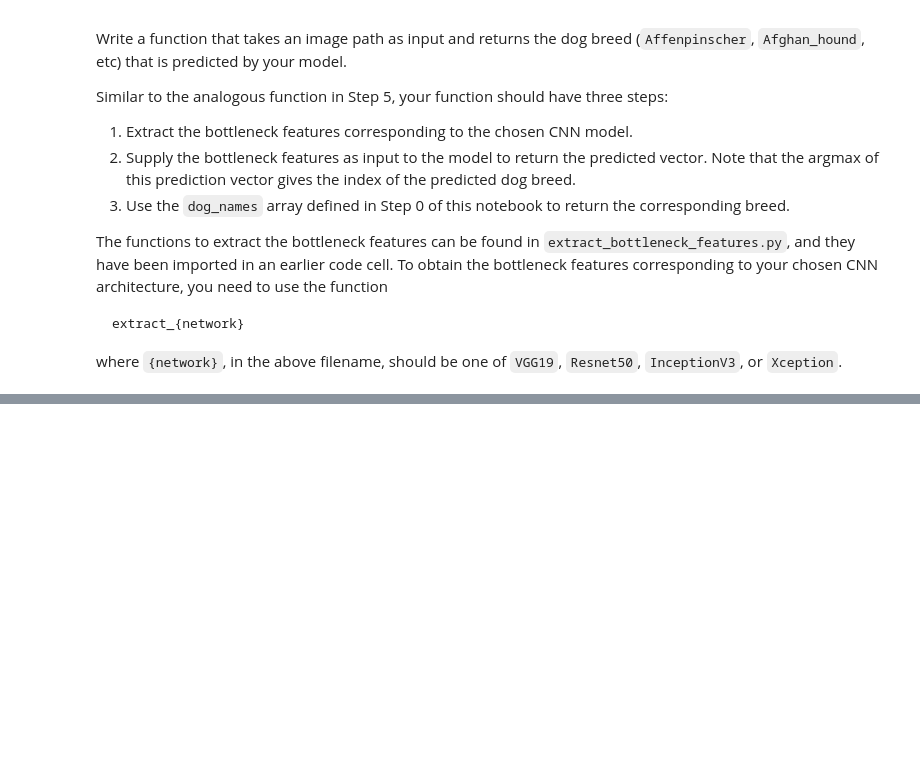
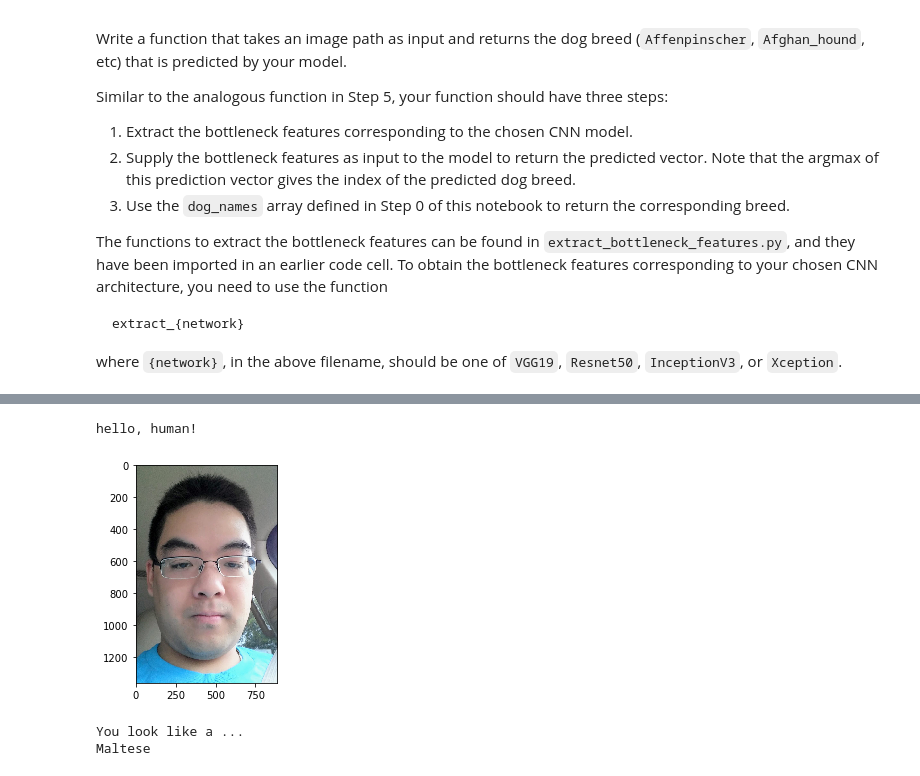
Before and after one commit to gary7/AIND-projects-1, a Jupyter notebook: AIND-DogClassifier/dog_app.ipynb, the cells around one changed output, grey strips where cells are left out. Cells and saved outputs as stored; diff of their text form; code cells hidden in the pictures; blank space fills up the shorter version.

```diff
--- a/AIND-DogClassifier/dog_app.ipynb
+++ b/AIND-DogClassifier/dog_app.ipynb
@@ -608,0 +783,7 @@ __Answer:__
+# %%
+predict('images/me.jpg')
+# %% [output]
+hello, human!
+[figure, added]
+You look like a ...
+Maltese
```
Also changed, not shown: parts of 30 cells of this notebook, 6 other files.
